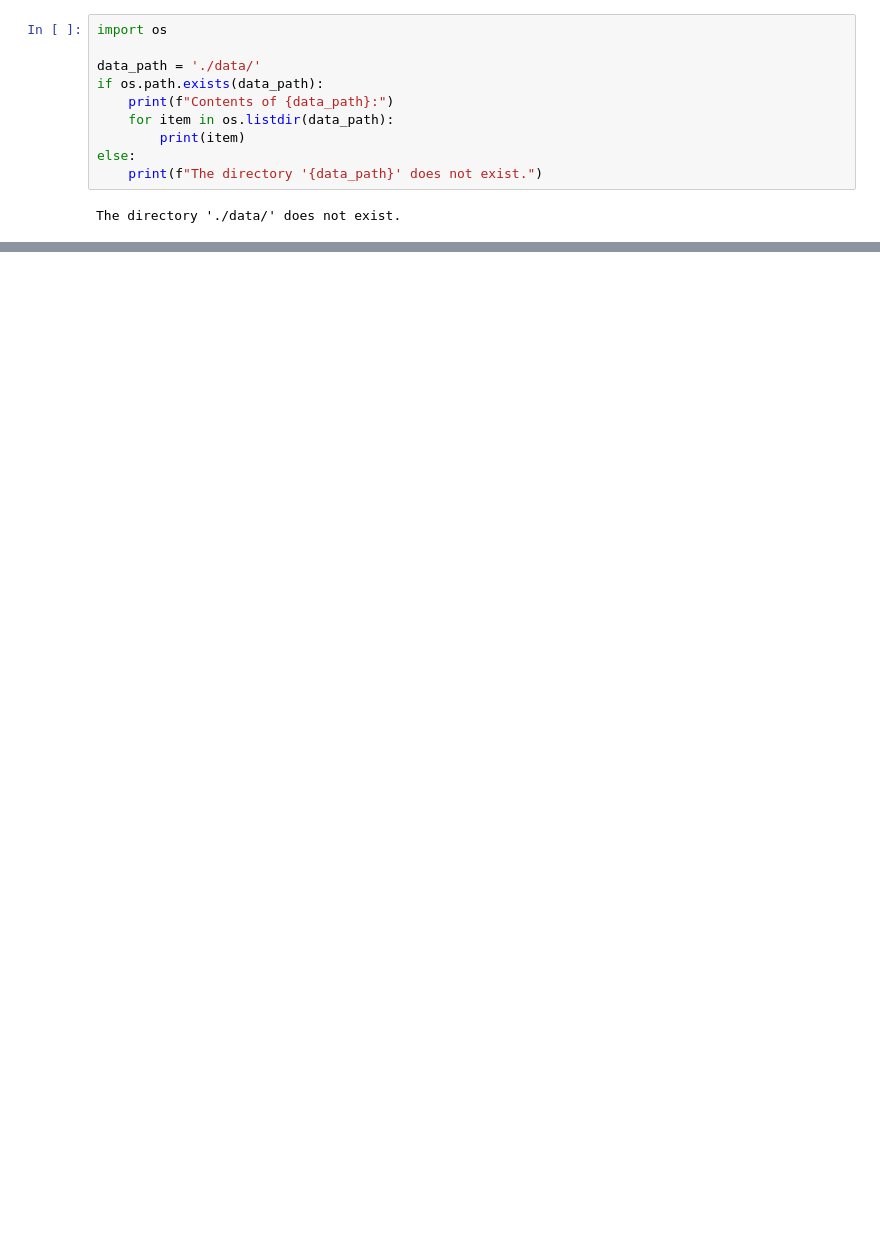
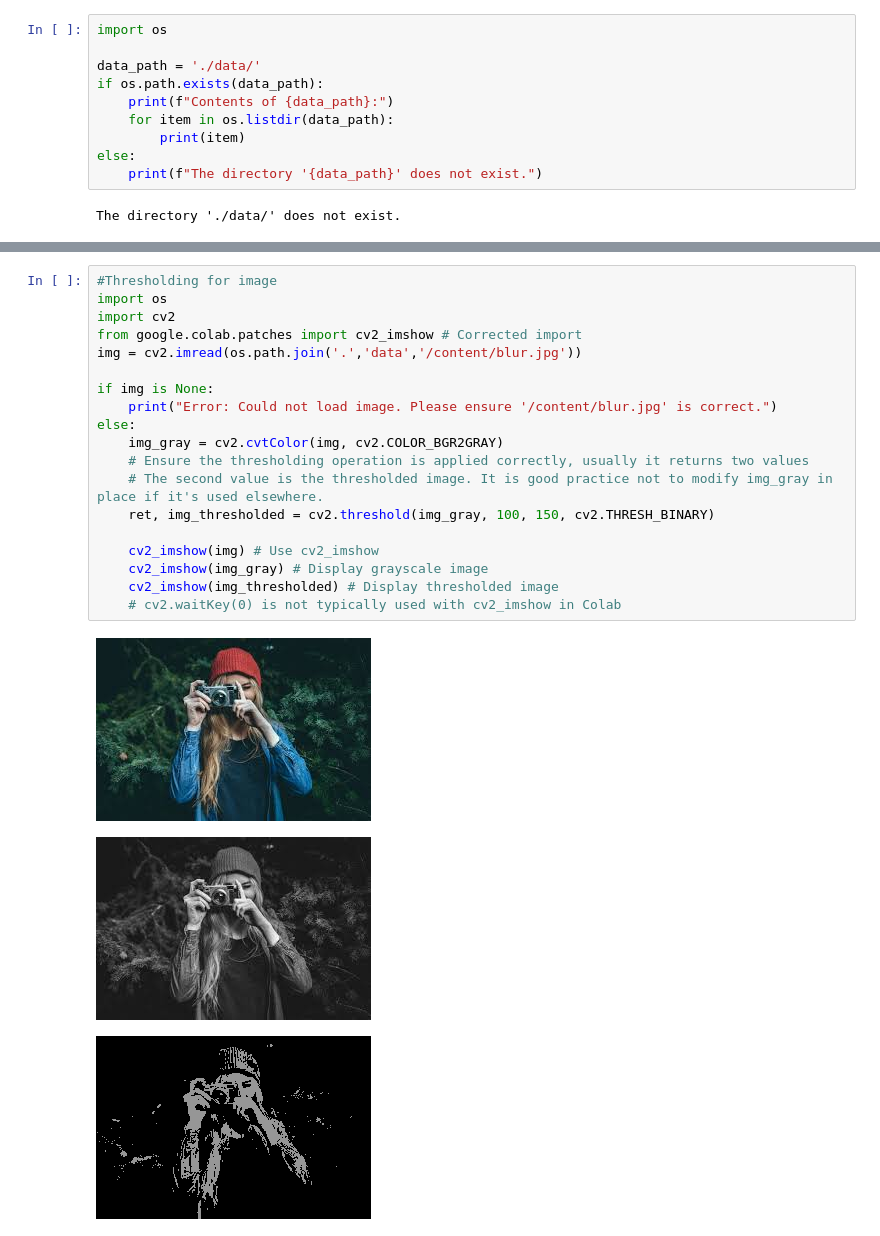
Before and after one commit to keertivardhan747/OpenCV, a Jupyter notebook: opencv.ipynb, the cells around one changed output, grey strips where cells are left out. Drawn from its saved outputs; the diff is of its cells as text; blank space fills up the shorter version.

```diff
--- a/opencv.ipynb
+++ b/opencv.ipynb
@@ -118,0 +156,23 @@ The directory './data/' does not exist.
+# %%
+#Thresholding for image
+import os
+import cv2
+from google.colab.patches import cv2_imshow # Corrected import
+img = cv2.imread(os.path.join('.','data','/content/blur.jpg'))
+
+if img is None:
+    print("Error: Could not load image. Please ensure '/content/blur.jpg' is correct.")
+else:
+    img_gray = cv2.cvtColor(img, cv2.COLOR_BGR2GRAY)
+    # Ensure the thresholding operation is applied correctly, usually it returns two values
+    # The second value is the thresholded image. It is good practice not to modify img_gray in place if it's used elsewhere.
+    ret, img_thresholded = cv2.threshold(img_gray, 100, 150, cv2.THRESH_BINARY)
+
+    cv2_imshow(img) # Use cv2_imshow
+    cv2_imshow(img_gray) # Display grayscale image
+    cv2_imshow(img_thresholded) # Display thresholded image
+    # cv2.waitKey(0) is not typically used with cv2_imshow in Colab
+# %% [output]
+[figure, added]
+[figure, added]
+[figure, added]
```
Also changed, not shown: parts of 3 cells of this notebook.
